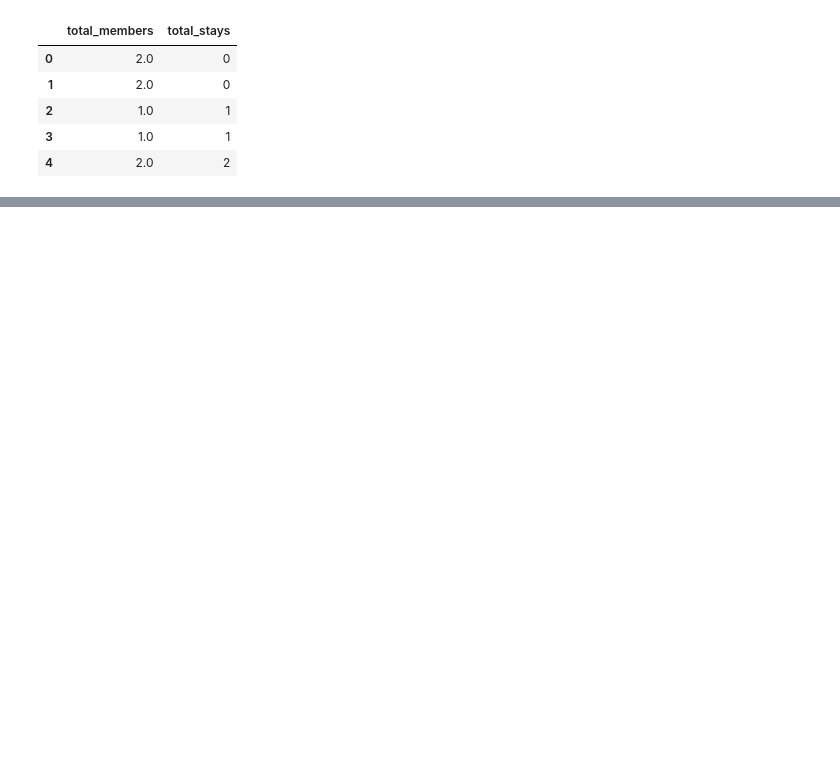
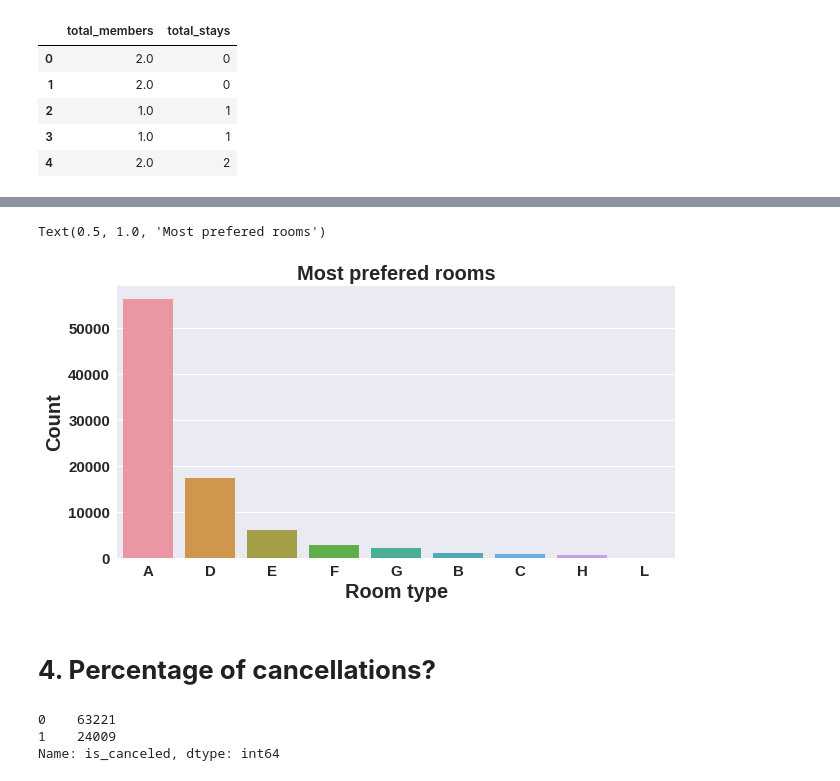
Before and after one commit to BhupathiSampath/Hotel-booking-analysis, a Jupyter notebook: Hotel_Booking_Analysis_Capstone_Project.ipynb, the cells around one changed output, grey strips where cells are left out. Cells and saved outputs as stored; diff of their text form; code cells hidden in the pictures; blank space fills up the shorter version.

```diff
--- a/Hotel_Booking_Analysis_Capstone_Project.ipynb
+++ b/Hotel_Booking_Analysis_Capstone_Project.ipynb
@@ -342,0 +401,3 @@ hotel_bookings_df_copy[["total_members","total_stays"]].head()
+# %%
+prefered_room_type = hotel_bookings_df_copy["reserved_room_type"].value_counts().reset_index().rename(columns={"index": "Room type", "reserved_room_type": "Count"})
+prefered_room_type
@@ -342,0 +415,16 @@ hotel_bookings_df_copy[["total_members","total_stays"]].head()
+# %%
+plt.figure(figsize=(10, 5))
+sns.barplot(x=prefered_room_type["Room type"], y=prefered_room_type["Count"])
+plt.title("Most prefered rooms")
+# %% [output]
+Text(0.5, 1.0, 'Most prefered rooms')
+[figure, added]
+# %% [markdown]
+# **4. Percentage of cancellations?**
+# %%
+cancellation_perc = hotel_bookings_df_copy["is_canceled"].value_counts()
+cancellation_perc
+# %% [output]
+0    63221
+1    24009
+Name: is_canceled, dtype: int64
```
Also changed, not shown: parts of 25 cells of this notebook.
